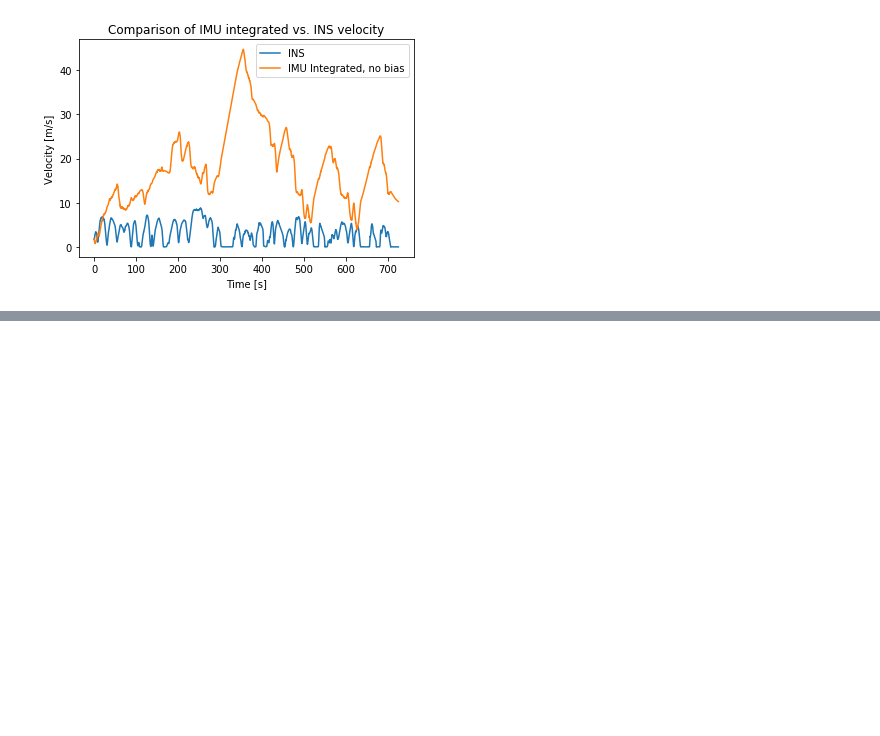
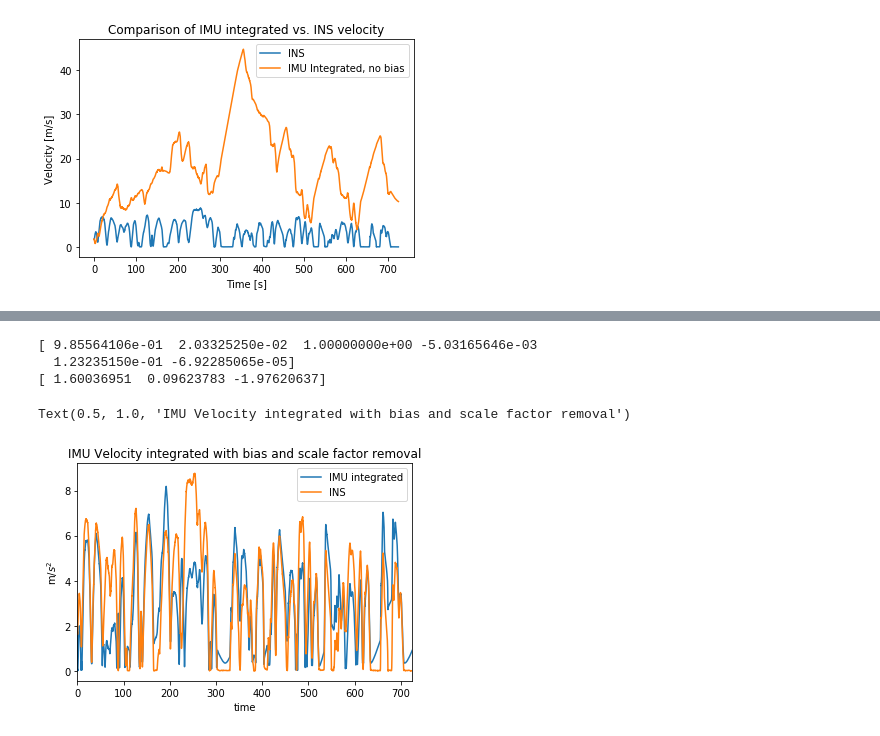
Before and after one commit to amirx96/golfcart-gps-odom-ekf, a Jupyter notebook: Notebooks/GPS & Pacmod Analysis/IMU Analysis-2.ipynb, the cells around one changed output, grey strips where cells are left out. Cells and saved outputs as stored; diff of their text form; code cells hidden in the pictures; blank space fills up the shorter version.

Commit message:
updated IMU analysis to include scale factor estimation

```diff
--- a/Notebooks/GPS & Pacmod Analysis/IMU Analysis-2.ipynb
+++ b/Notebooks/GPS & Pacmod Analysis/IMU Analysis-2.ipynb
@@ -234,0 +327,6 @@ Text(0.5, 1.0, 'Comparison of IMU integrated vs. INS velocity')
+# %%
+import scipy.optimize
+from scipy.optimize import Bounds
+#Bound = Bounds(lb=[0.9,0.1,0.9,0.9,0.9,0.9,-1,-1,-1],ub=[1.1,1.1,1.1,1.1,1.1,1.1,1,1,1])
+sol = scipy.optimize.minimize(minimize_fun,[1,1,1,1,1,1,-0.1,0.0,0.1])
+print(sol)
@@ -234,0 +351,20 @@ Text(0.5, 1.0, 'Comparison of IMU integrated vs. INS velocity')
+# %%
+C = sol.x[0:6]
+B = sol.x[6:9]
+print(C)
+print(B)
+# %% [output]
+[ 9.85564106e-01  2.03325250e-02  1.00000000e+00 -5.03165646e-03
+  1.23235150e-01 -6.92285065e-05]
+[ 1.60036951  0.09623783 -1.97620637]
+# %%
+new_imu_data = xyz_accel_scale_bias(C,B,imu_data)
+new_imu_data = integrate_imu_vel(new_imu_data)
+
+new_imu_data.plot(y=['mag_vel','ins_vel'])
+plt.legend(['IMU integrated','INS'])
+plt.ylabel('m/$s^2$')
+plt.title('IMU Velocity integrated with bias and scale factor removal')
+# %% [output]
+Text(0.5, 1.0, 'IMU Velocity integrated with bias and scale factor removal')
+[figure, added]
```
Also changed, not shown: parts of 9 cells of this notebook.
